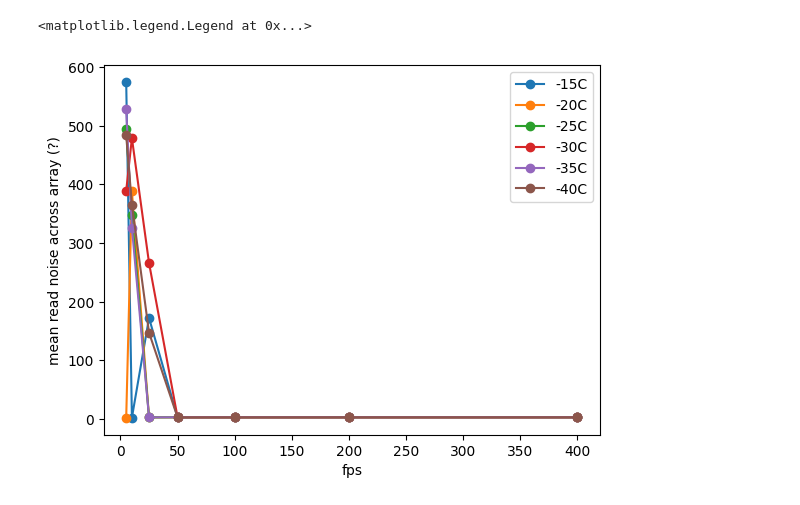
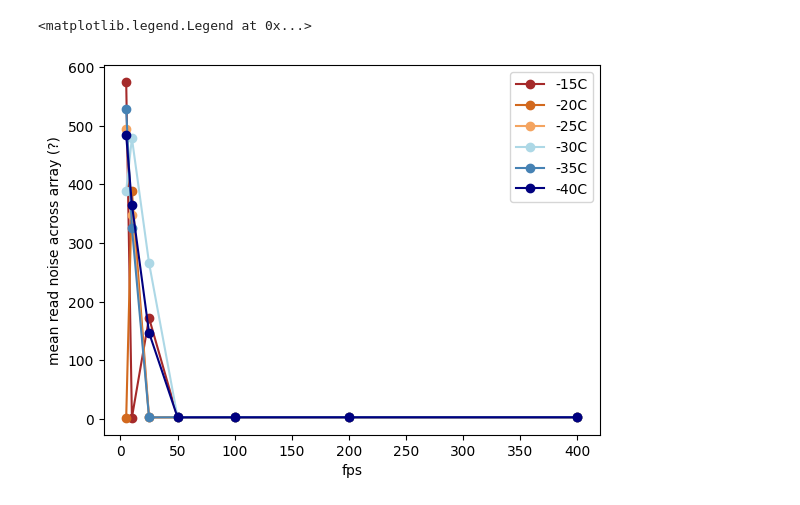
Before and after one commit to courtneyduong/cred2-characterization, a Jupyter notebook: read noise analysis.ipynb, the cells around one changed output. Drawn from its saved outputs; the diff is of its cells as text; code cells hidden in the pictures.

```diff
--- a/read noise analysis.ipynb
+++ b/read noise analysis.ipynb
@@ -66,16 +66,16 @@ for file in fits_files_40:
 # %%
 # plot avg read noise at each temp and fps
 fps = [5, 10, 25, 50, 100, 200, 400]
-plt.plot(fps, avg_read_noise_15, '-o', label='-15C')
-plt.plot(fps, avg_read_noise_20, '-o', label='-20C')
-plt.plot(fps, avg_read_noise_25, '-o', label='-25C')
-plt.plot(fps, avg_read_noise_30, '-o', label='-30C')
-plt.plot(fps, avg_read_noise_35, '-o', label='-35C')
-plt.plot(fps, avg_read_noise_40, '-o', label='-40C')
+plt.plot(fps, avg_read_noise_15, '-o', label='-15C', color='brown')
+plt.plot(fps, avg_read_noise_20, '-o', label='-20C', color='chocolate')
+plt.plot(fps, avg_read_noise_25, '-o', label='-25C', color='sandybrown')
+plt.plot(fps, avg_read_noise_30, '-o', label='-30C', color = 'lightblue')
+plt.plot(fps, avg_read_noise_35, '-o', label='-35C', color = 'steelblue')
+plt.plot(fps, avg_read_noise_40, '-o', label='-40C', color = 'navy')
 
 plt.xlabel('fps')
 plt.ylabel('mean read noise across array (?)')
 plt.legend()
 # %% [output]
 <matplotlib.legend.Legend at 0x...>
-[figure, old version]
+[figure, new version]
```
